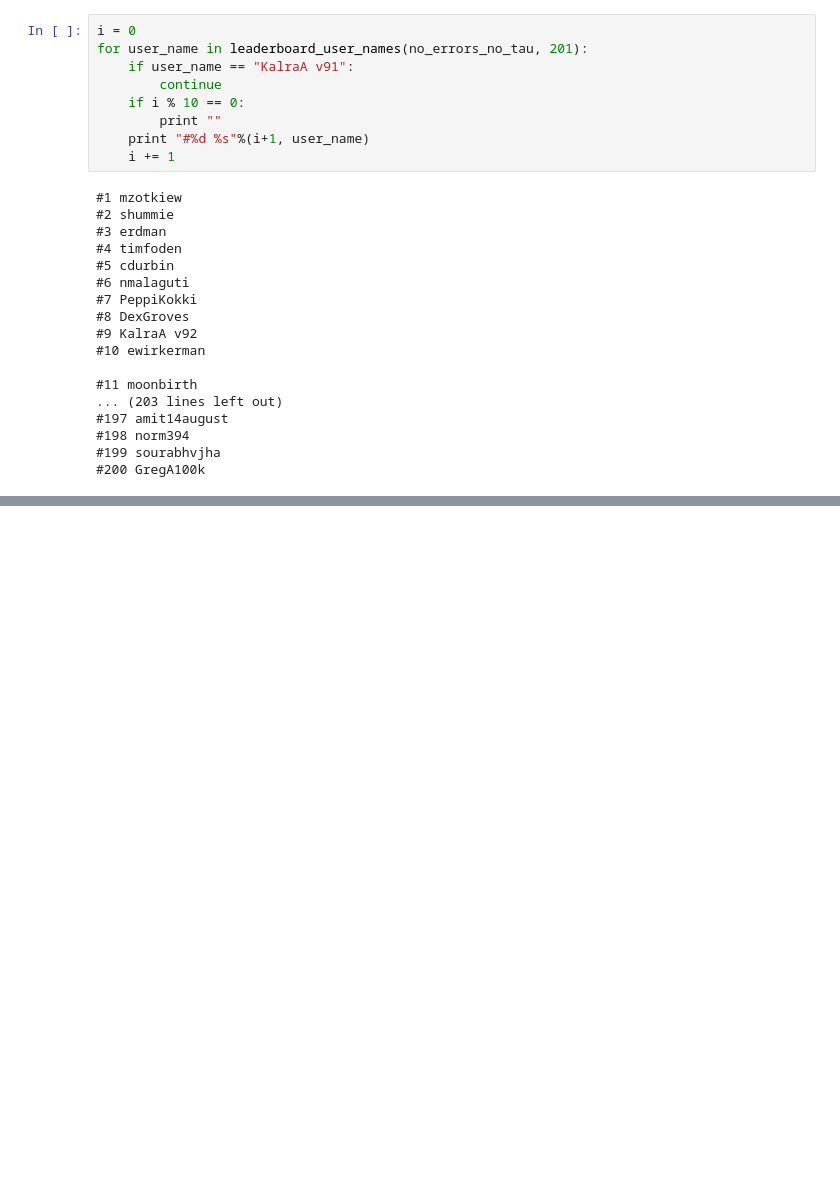
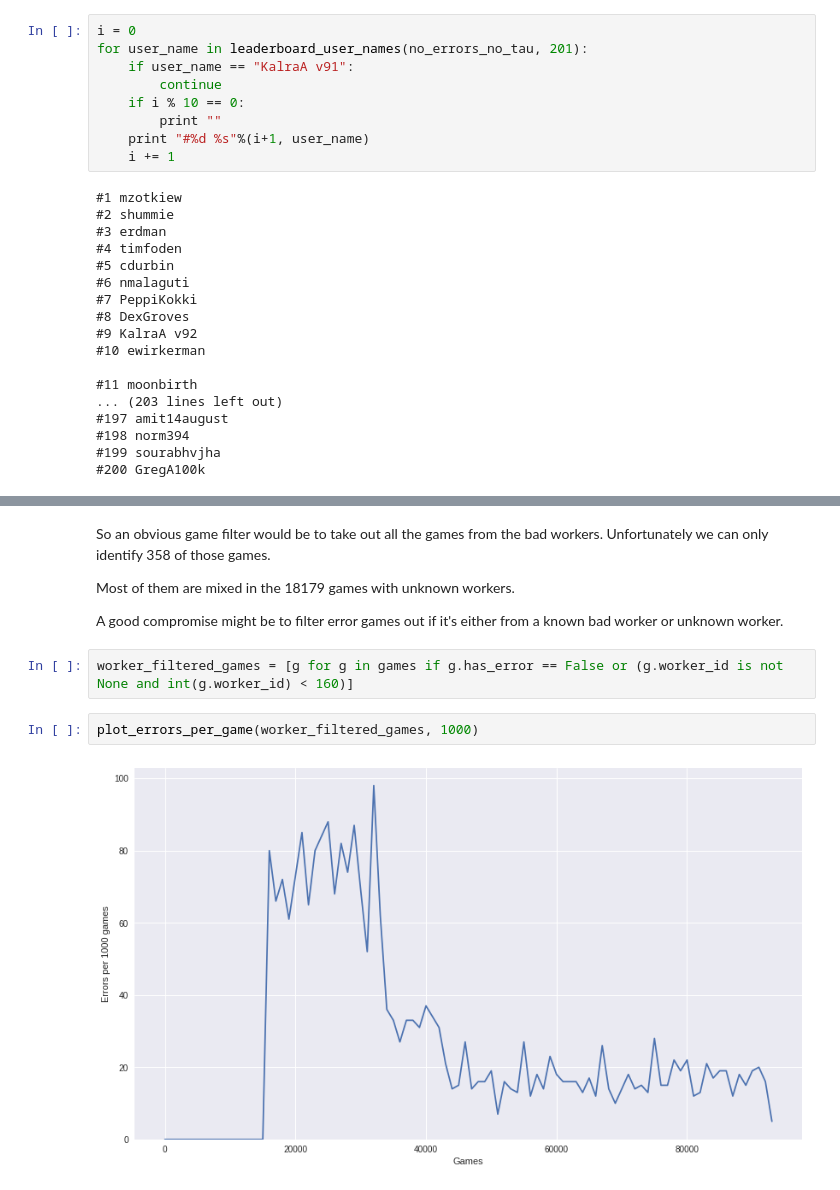
Before and after one commit to DanielVF/Halite-Ranking-Viz, a Jupyter notebook: Unofficial Scoring.ipynb, the cells around one changed output, grey strips where cells are left out. Saved outputs shown, nothing was run; the diff lists cells and outputs as text; blank space fills up the shorter version.

Commit message:
A quick look at filtering out bad worker games.

```diff
--- a/Unofficial Scoring.ipynb
+++ b/Unofficial Scoring.ipynb
@@ -308,0 +375,12 @@ for user_name in leaderboard_user_names(no_errors_no_tau, 201):
+# %% [markdown]
+So an obvious game filter would be to take out all the games from the bad workers. Unfortunately we can only identify 358 of those games.
+
+Most of them are mixed in the 18179 games with unknown workers.
+
+A good compromise might be to filter error games out if it's either from a known bad worker or unknown worker.
+# %%
+worker_filtered_games = [g for g in games if g.has_error == False or (g.worker_id is not None and int(g.worker_id) < 160)]
+# %%
+plot_errors_per_game(worker_filtered_games, 1000)
+# %% [output]
+[figure, added]
```
Also changed, not shown: parts of 18 cells of this notebook, 1 other file.
